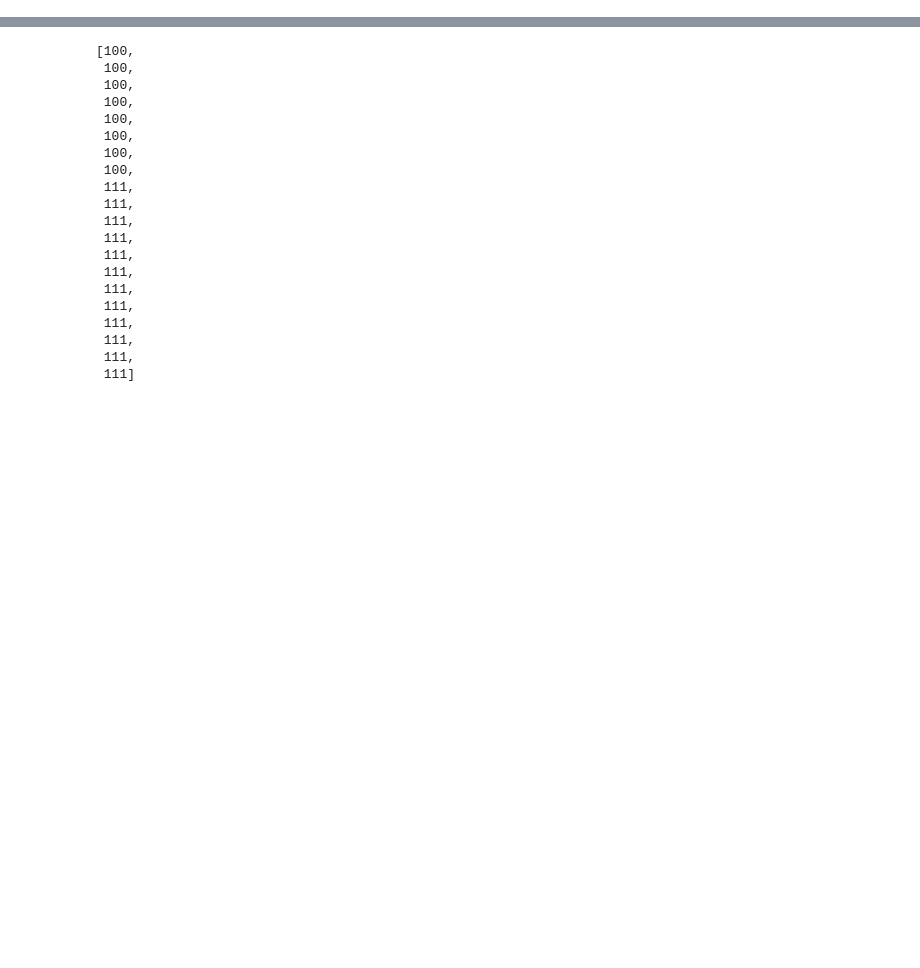
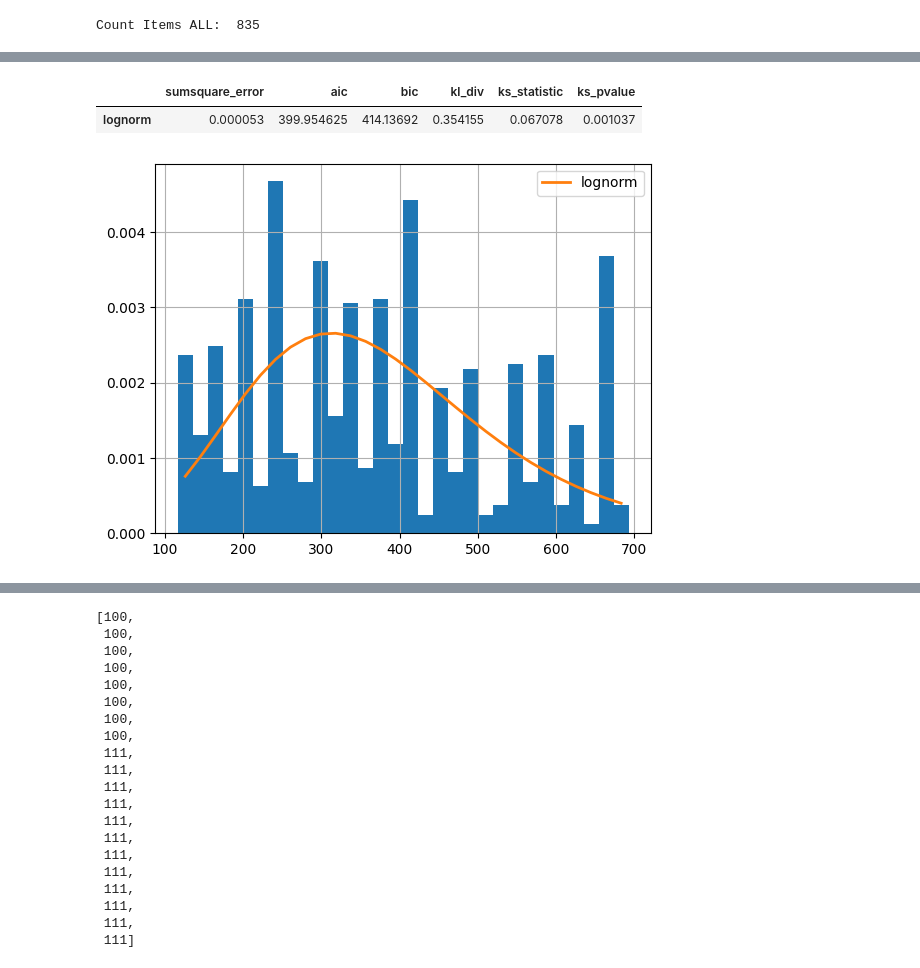
Before and after one commit to romayengineer/marketface, a Jupyter notebook: notebooks/plot_items_by_price.ipynb, the cells around one changed output, grey strips where cells are left out. Saved outputs shown, nothing was run; the diff lists cells and outputs as text; code cells hidden in the pictures; blank space fills up the shorter version.

```diff
--- a/notebooks/plot_items_by_price.ipynb
+++ b/notebooks/plot_items_by_price.ipynb
@@ -137,7 +142,9 @@ ValueError: zero-size array to reduction operation minimum which has no identity
 # %%
 ars_bins = 30
+min_price = 20
+max_price = 700
 
-items_ars, ars_hist = calculate_and_print_for("ARS", ars_bins)
+items_ars, ars_hist = calculate_and_print_for("ALL", ars_bins, min_price, max_price)
 
 dists = ["lognorm"]
 
@@ -146,3 +153,5 @@ f = Fitter(items_ars,
            bins = ars_bins)
 f.fit()
 f.summary()
+# %% [output]
+Count Items ALL:  835
@@ -149,3 +159,6 @@ f.summary()
+|  | sumsquare_error | aic | bic | kl_div | ks_statistic | ks_pvalue |
+| lognorm | 0.000053 | 399.954625 | 414.13692 | 0.354155 | 0.067078 | 0.001037 |
+[figure, added]
 # %%
 len(items_with_prices)
 # %% [output]
```
Also changed, not shown: parts of 5 cells of this notebook, 6 other files.
